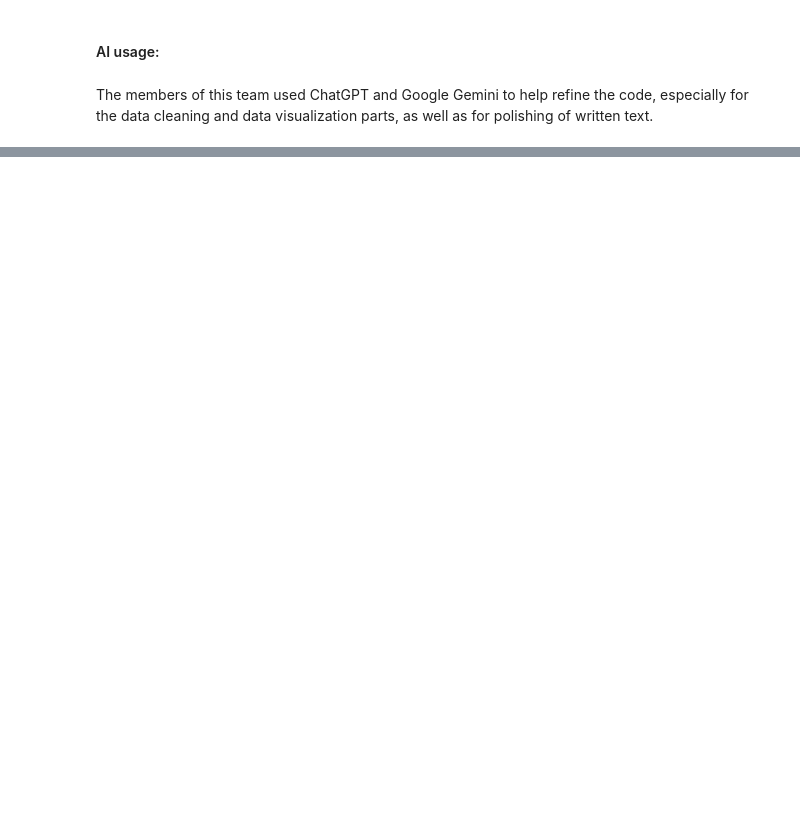
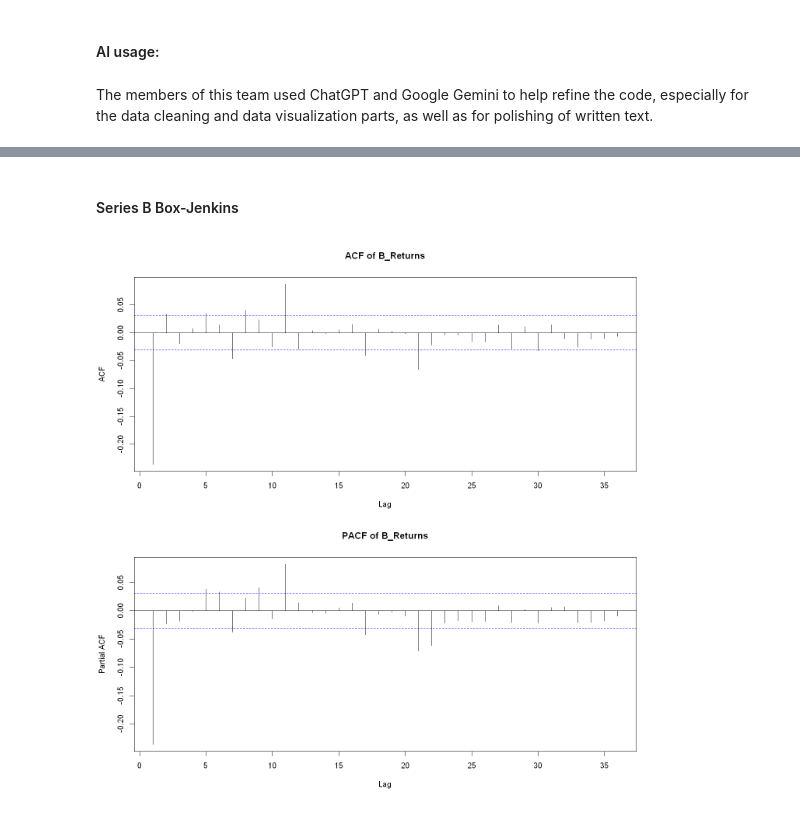
Before and after one commit to ahojdobryden/FiCox, a Jupyter notebook: HA2/HW2.ipynb, the cells around one changed output, grey strips where cells are left out. Drawn from its saved outputs; the diff is of its cells as text; code cells hidden in the pictures; blank space fills up the shorter version.

```diff
--- a/HA2/HW2.ipynb
+++ b/HA2/HW2.ipynb
@@ -191,0 +399,9 @@ The members of this team used ChatGPT and Google Gemini to help refine the code,
+# %% [markdown]
+#### Series B Box-Jenkins
+# %%
+options(repr.plot.width = 12, repr.plot.height = 12)
+par(mfrow = c(2, 1))
+Acf(series_B$ret, main="ACF of B_Returns")
+Pacf(series_B$ret, main="PACF of B_Returns")
+# %% [output]
+[figure, added]
```
Also changed, not shown: parts of 19 cells of this notebook.
